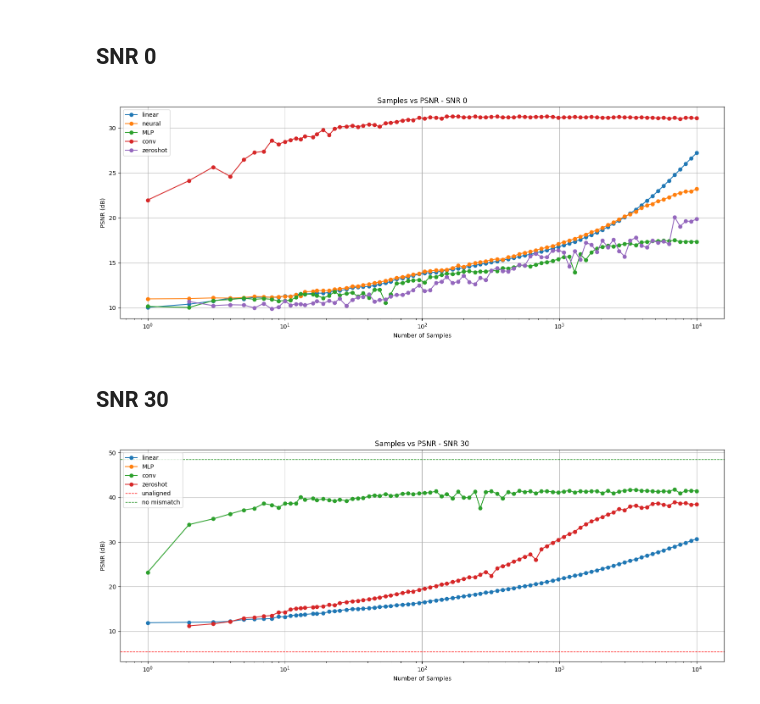
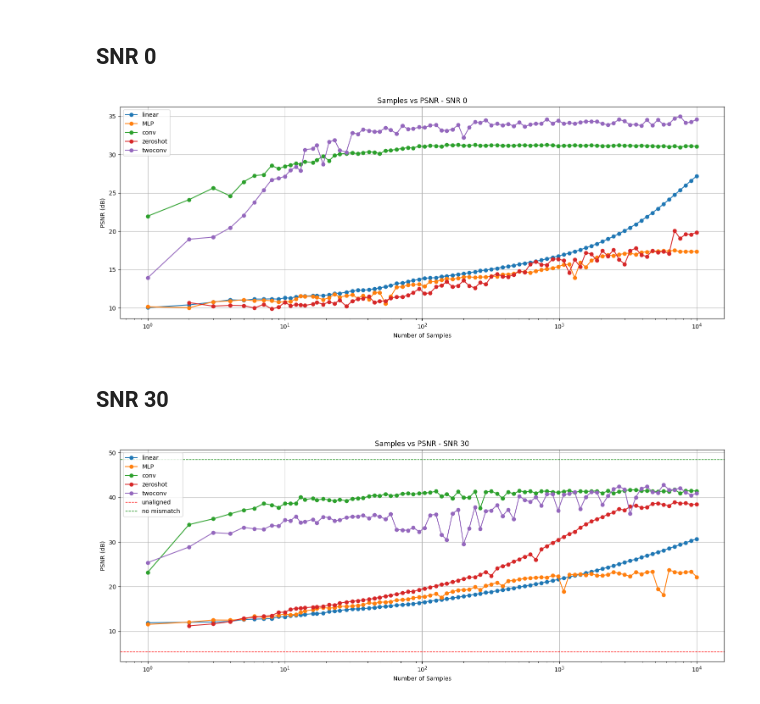
Before and after one commit to LorenzoPannacci/DJSCC-Semantic-Equalization, a Jupyter notebook: alignment/curves.ipynb, the cells around one changed output. Saved outputs shown, nothing was run; the diff lists cells and outputs as text; code cells hidden in the pictures.

```diff
--- a/alignment/curves.ipynb
+++ b/alignment/curves.ipynb
@@ -2224,38 +2476,39 @@ plt.show()
 # %%
 import matplotlib.pyplot as plt
 import re
 
-data = [("linear", text_linear_snr_0), ("neural", text_neural_snr_0), ("MLP", text_mlp_snr_0), ("conv", text_conv_snr_0), ("zeroshot", text_zeroshot_snr_0)]
+# ("neural", text_neural_snr_0)
+data = [("linear", text_linear_snr_0), ("MLP", text_mlp_snr_0), ("conv", text_conv_snr_0), ("zeroshot", text_zeroshot_snr_0), ("twoconv", text_twoconv_snr_0)]
 
 plt.figure(figsize=(15, 6))
 
 # Iterate over all model blocks
 for name, text in data:
     matches = re.findall(r'(\d+) samples got a PSNR of ([\d.]+)', text)
     samples = [int(m[0]) for m in matches]
     psnr = [float(m[1]) for m in matches]
     plt.plot(samples, psnr, marker='o', label=name)
 
 # plt.axhline(y=10.80, color='red', linestyle='--', linewidth=1, label='unaligned')
 # plt.axhline(y=37.70, color='green', linestyle='--', linewidth=1, label='no mismatch')
 
 plt.title("Samples vs PSNR - SNR 0")
 plt.xlabel("Number of Samples")
 plt.ylabel("PSNR (dB)")
 plt.xscale('log')
 plt.legend()
 plt.grid(True)
 plt.tight_layout()
 plt.show()
 # %% [output]
-[figure, old version]
+[figure, new version]
 # %% [markdown]
 ## SNR 30
 # %%
 import matplotlib.pyplot as plt
 import re
 
-data = [("linear", text_linear_snr_30), ("MLP", text_mlp_snr_30), ("conv", text_conv_snr_30), ("zeroshot", text_zeroshot_snr_30)]
+data = [("linear", text_linear_snr_30), ("MLP", text_mlp_snr_30), ("conv", text_conv_snr_30), ("zeroshot", text_zeroshot_snr_30), ("twoconv", text_twoconv_snr_30)]
 
 plt.figure(figsize=(15, 6))
 
@@ -2278,4 +2531,4 @@ plt.grid(True)
 plt.tight_layout()
 plt.show()
 # %% [output]
-[figure, old version]
+[figure, new version]
```
Also changed, not shown: parts of 3 cells of this notebook, 6 other files.
